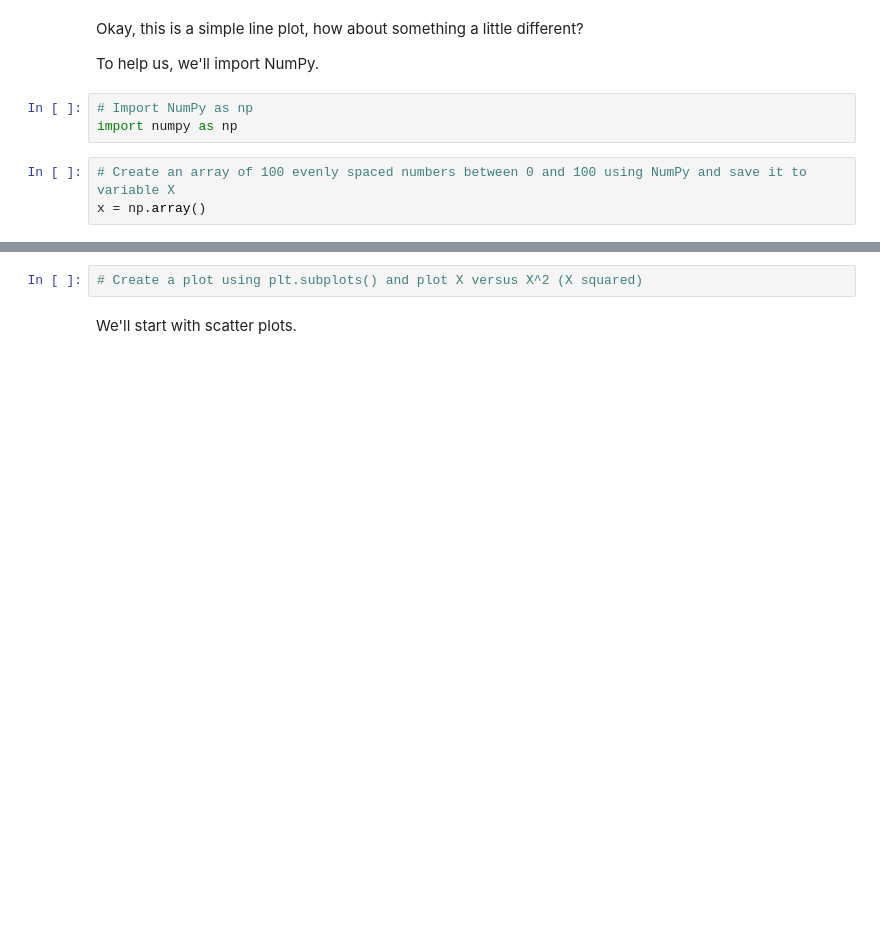
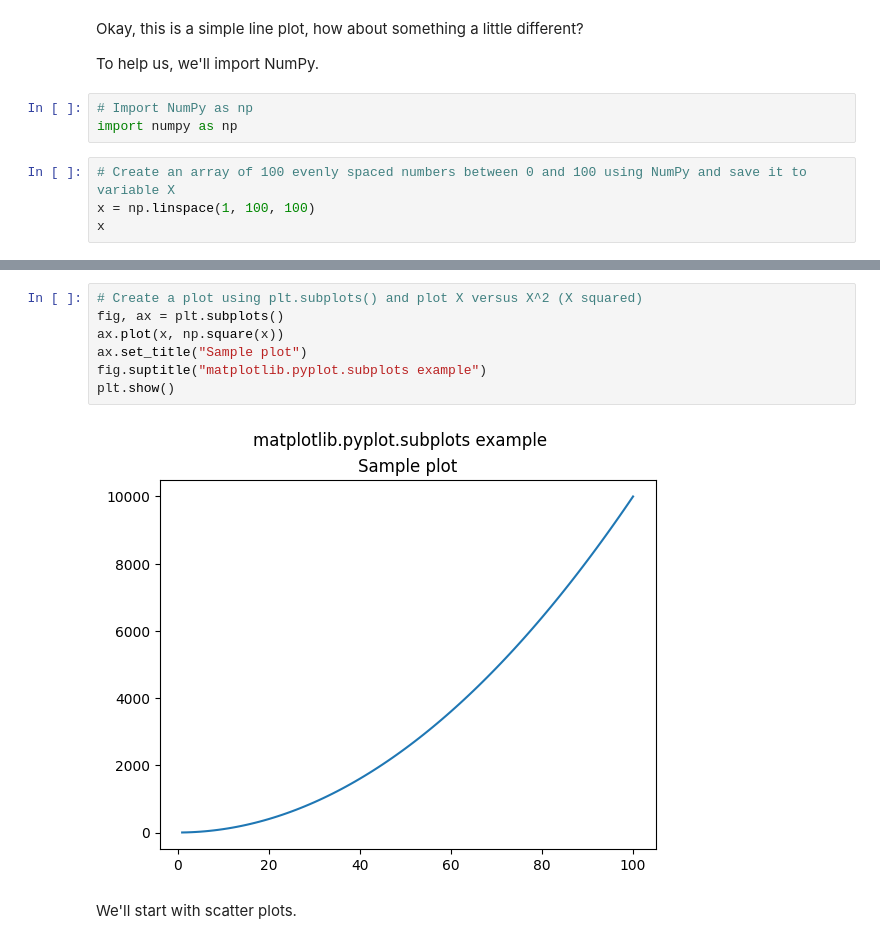
Before and after one commit to techLust/python_experiment, a Jupyter notebook: matplotlib-exercises.ipynb, the cells around one changed output, grey strips where cells are left out. Cells and saved outputs as stored; diff of their text form; blank space fills up the shorter version.

Commit message:
matplotlib subplot exercise added

```diff
--- a/matplotlib-exercises.ipynb
+++ b/matplotlib-exercises.ipynb
@@ -91,4 +91,5 @@ To help us, we'll import NumPy.
 import numpy as np
 # %%
 # Create an array of 100 evenly spaced numbers between 0 and 100 using NumPy and save it to variable X
-x = np.array()
+x = np.linspace(1, 100, 100)
+x
@@ -95,5 +107,12 @@ x = np.array()
 # %%
 # Create a plot using plt.subplots() and plot X versus X^2 (X squared)
+fig, ax = plt.subplots()
+ax.plot(x, np.square(x))
+ax.set_title("Sample plot")
+fig.suptitle("matplotlib.pyplot.subplots example")
+plt.show()
+# %% [output]
+[figure, added]
 # %% [markdown]
 We'll start with scatter plots.
 # %%
```
Also changed, not shown: parts of 10 cells of this notebook.
